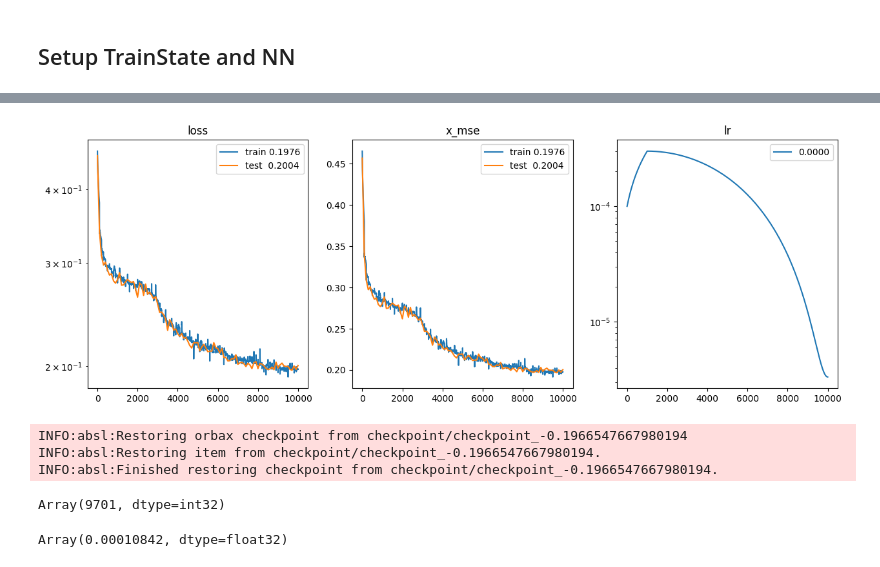
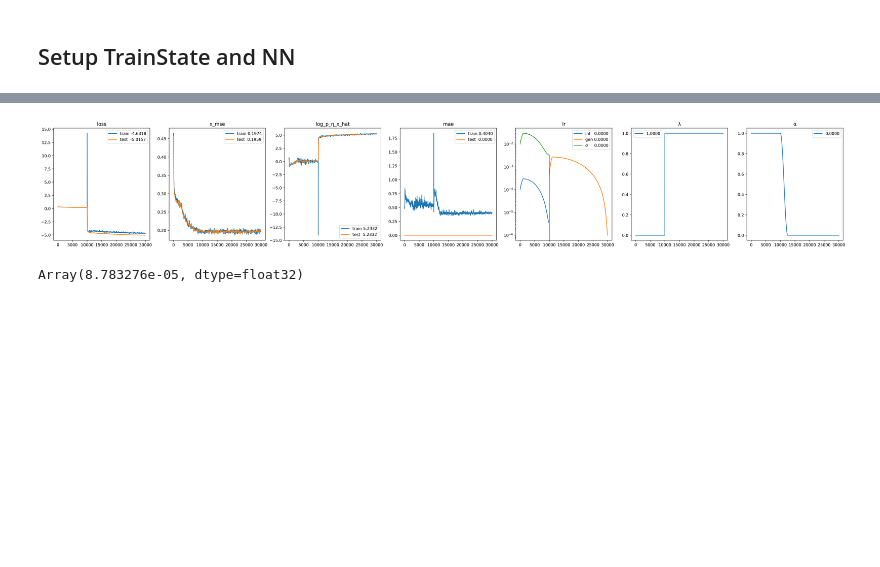
Before and after one commit to cambridge-mlg/sgm, a Jupyter notebook: notebooks/proto_gen_model.ipynb, the cells around one changed output, grey strips where cells are left out. Drawn from its saved outputs; the diff is of its cells as text; code cells hidden in the pictures; blank space fills up the shorter version.

Commit message:
Initial attempts at learning the generative model
... kind working, but needs further hyperparam (etc.) tweaks

```diff
--- a/notebooks/proto_gen_model.ipynb
+++ b/notebooks/proto_gen_model.ipynb
@@ -487,9 +705,15 @@ def train_step(state, batch):
     logs = ciclo.logs()
     logs.add_stateful_metrics(**metrics.compute())
     logs.add_entry("schedules", "λ", state.λ)
+    logs.add_entry("schedules", "α", state.α)
     # logs.add_entry("schedules", "lr", state.opt_state.hyperparams["learning_rate"])
-    logs.add_entry("schedules", "lr", state.opt_state.inner_states['params'][0].hyperparams["learning_rate"])
+    logs.add_entry("schedules", "lr_inference", state.opt_state.inner_states['inference'][0].hyperparams["learning_rate"])
+    logs.add_entry("schedules", "lr_generative", state.opt_state.inner_states['generative'][0].hyperparams["learning_rate"])
+    logs.add_entry("schedules", "lr_σ", state.opt_state.inner_states['σ'][0].hyperparams["learning_rate"])
     logs.add_entry("gradients", "grad_norm", optax.global_norm(grads))
+    reduce_grads = lambda tree: jax.tree_util.tree_reduce(lambda x, y: jnp.abs(y).sum() + x, tree, 0)
+    logs.add_entry("gradients", "gen_sum", reduce_grads(grads['generative_net']))
+    logs.add_entry("gradients", "inf_sum", reduce_grads(grads['inference_net']))
 
     return logs, state.replace(metrics=metrics)
 
@@ -520,7 +744,7 @@ def eval_step(state, batch):
 
     return logs, state.replace(metrics=metrics)
 # %%
-state, history, _ = ciclo.train_loop(
+final_state, history, _ = ciclo.train_loop(
     state,
     deterministic_data.start_input_pipeline(train_ds),
     {
@@ -533,10 +757,10 @@ state, history, _ = ciclo.train_loop(
     test_dataset=lambda: deterministic_data.start_input_pipeline(val_ds),
     epoch_duration=TOTAL_STEPS // 100,
     callbacks=[
-        ciclo.keras_bar(total=TOTAL_STEPS),
+        ciclo.keras_bar(total=TOTAL_STEPS * 2),
         # ciclo.early_stopping("loss_test", patience=TOTAL_STEPS // 10, min_delta=1e-4, mode="min", restore_best_weights=True),
-        ciclo.checkpoint("checkpoint", monitor="loss_test", mode="min", overwrite=True),
+        # ciclo.checkpoint("checkpoint", monitor="loss_test", mode="min", overwrite=True),
     ],
-    stop=TOTAL_STEPS + 1,
+    stop=TOTAL_STEPS * 2 + 1,
 )
 # %% [output]
@@ -616,47 +849,67 @@ INFO:absl:Removing checkpoint at checkpoint/checkpoint_-0.26201364398002625
 # %%
 # plot the training history
-steps, loss, x_mse, λ, lr, grad_norm = history.collect(
-    "steps", "loss", "x_mse", "λ", "lr", "grad_norm"
+steps, loss, x_mse, log_p_η_x_hat, mae, λ, α, lr_inference, lr_generative, lr_σ, grad_norm, gen_sum, inf_sum = history.collect(
+    "steps", "loss", "x_mse", "log_p_η_x_hat", "mae", "λ", "α", "lr_inference", "lr_generative", "lr_σ", "grad_norm", "gen_sum", "inf_sum"
 )
-steps_test, loss_test, x_mse_test = history.collect(
-    "steps", "loss_test", "x_mse_test"
+steps_test, loss_test, x_mse_test, log_p_η_x_hat_test, mae_test = history.collect(
+    "steps", "loss_test", "x_mse_test", "log_p_η_x_hat", "mae_test"
 )
 
-n_plots = 3
-fig, axs = plt.subplots(1, n_plots, figsize=(5 * n_plots, 5))
+n_plots = 7
+fig, axs = plt.subplots(1, n_plots, figsize=(5 * n_plots, 5), dpi=400)
 
 axs[0].plot(steps, loss, label=f"train {loss[-1]:.4f}")
 axs[0].plot(steps_test, loss_test, label=f"test  {loss_test[-1]:.4f}")
 axs[0].legend()
 axs[0].set_title("loss")
-axs[0].set_yscale("log")
+# axs[0].set_yscale("symlog")
 
 axs[1].plot(steps, x_mse, label=f"train {x_mse[-1]:.4f}")
 axs[1].plot(steps_test, x_mse_test, label=f"test  {x_mse_test[-1]:.4f}")
 axs[1].legend()
 axs[1].set_title("x_mse")
 
-axs[2].plot(steps, lr, label=f"{lr[-1]:.4f}")
+axs[2].plot(steps, log_p_η_x_hat, label=f"train {log_p_η_x_hat[-1]:.4f}")
+axs[2].plot(steps_test, log_p_η_x_hat_test, label=f"test  {log_p_η_x_hat_test[-1]:.4f}")
 axs[2].legend()
-axs[2].set_title("lr")
-axs[2].set_yscale("log")
+axs[2].set_title("log_p_η_x_hat")
+
+axs[3].plot(steps, mae, label=f"train {mae[-1]:.4f}")
+axs[3].plot(steps_test, mae_test, label=f"test  {mae_test[-1]:.4f}")
+axs[3].legend()
+axs[3].set_title("mae")
+
+axs[4].plot(steps, lr_inference, label=f"inf   {lr_inference[-1]:.4f}")
+axs[4].plot(steps, lr_generative, label=f"gen {lr_generative[-1]:.4f}")
+axs[4].plot(steps, lr_σ, label=f"σ     {lr_σ[-1]:.4f}")
+axs[4].legend()
+axs[4].set_title("lr")
+axs[4].set_yscale("log")
+
+axs[5].plot(steps, λ, label=f"{λ[-1]:.4f}")
+axs[5].legend()
+axs[5].set_title("λ")
+
+axs[6].plot(steps, α, label=f"{α[-1]:.4f}")
+axs[6].legend()
+axs[6].set_title("α")
+
+# axs[5].plot(steps, gen_sum, label=f"gen {gen_sum[-1]:.4f}")
+# axs[5].plot(steps, inf_sum, label=f"inf   {inf_sum[-1]:.4f}")
+# axs[5].legend()
+# axs[5].set_title("grad_sum")
 
 plt.show()
 # %% [output]
-[figure, old version]
+[figure, new version]
 # %%
 # load the best model using flax checkpointing
 from flax.training import checkpoints
 
-best_state = checkpoints.restore_checkpoint(ckpt_dir='checkpoint', target=state)
-best_state.step
+# best_state = checkpoints.restore_checkpoint(ckpt_dir='checkpoint', target=state)
+# best_state.step
-# %% [output]
-INFO:absl:Restoring orbax checkpoint from checkpoint/checkpoint_-0.1966547667980194
-INFO:absl:Restoring item from checkpoint/checkpoint_-0.1966547667980194.
-INFO:absl:Finished restoring checkpoint from checkpoint/checkpoint_-0.1966547667980194.
-Array(9701, dtype=int32)
 # %%
-jax.nn.softplus(best_state.params['inference_net']['σ_']).mean()
+jax.nn.softplus(final_state.params['inference_net']['σ_']).mean()
 # %% [output]
-Array(0.00010842, dtype=float32)
+Array(8.783276e-05, dtype=float32)
 # %%
```
Also changed, not shown: parts of 19 cells of this notebook.
